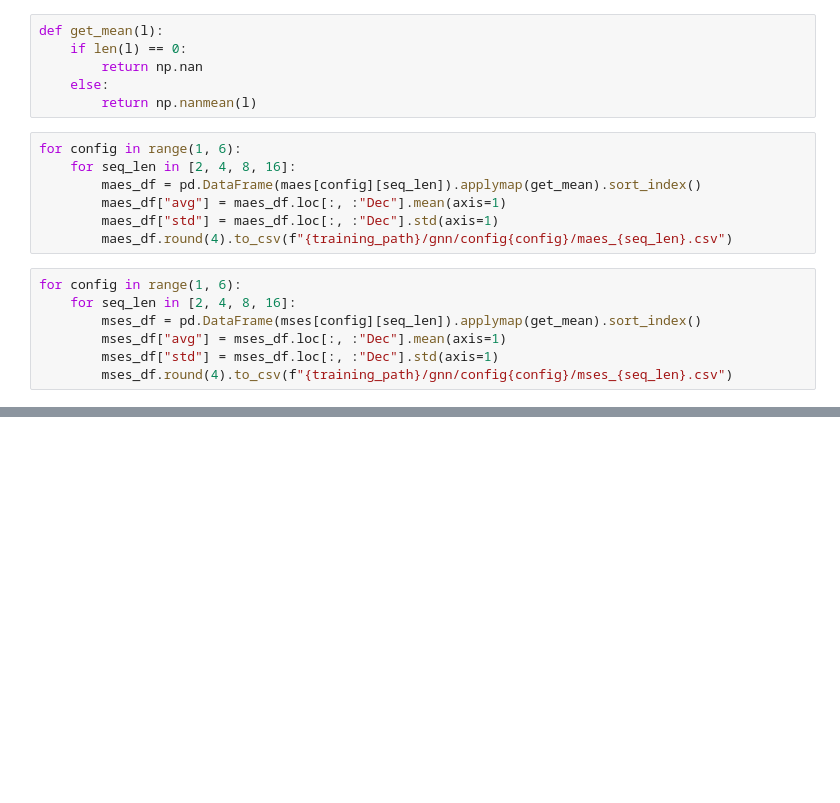
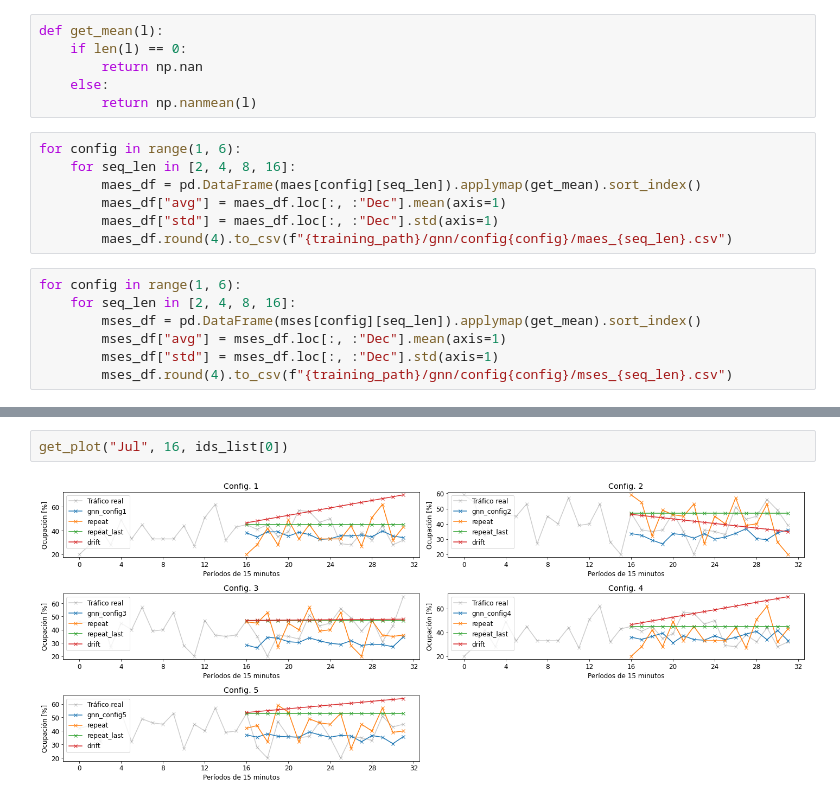
Before and after one commit to elena-sg/madrid-traffic, a Jupyter notebook: notebooks/13-gnn-results.ipynb, the cells around one changed output, grey strips where cells are left out. Cells and saved outputs as stored; diff of their text form; blank space fills up the shorter version.

```diff
--- a/notebooks/13-gnn-results.ipynb
+++ b/notebooks/13-gnn-results.ipynb
@@ -123,0 +134,4 @@ test
+# %%
+get_plot("Jul", 16, ids_list[0])
+# %% [output]
+[figure, added]
```
Also changed, not shown: parts of 14 cells of this notebook, 8 other files.
